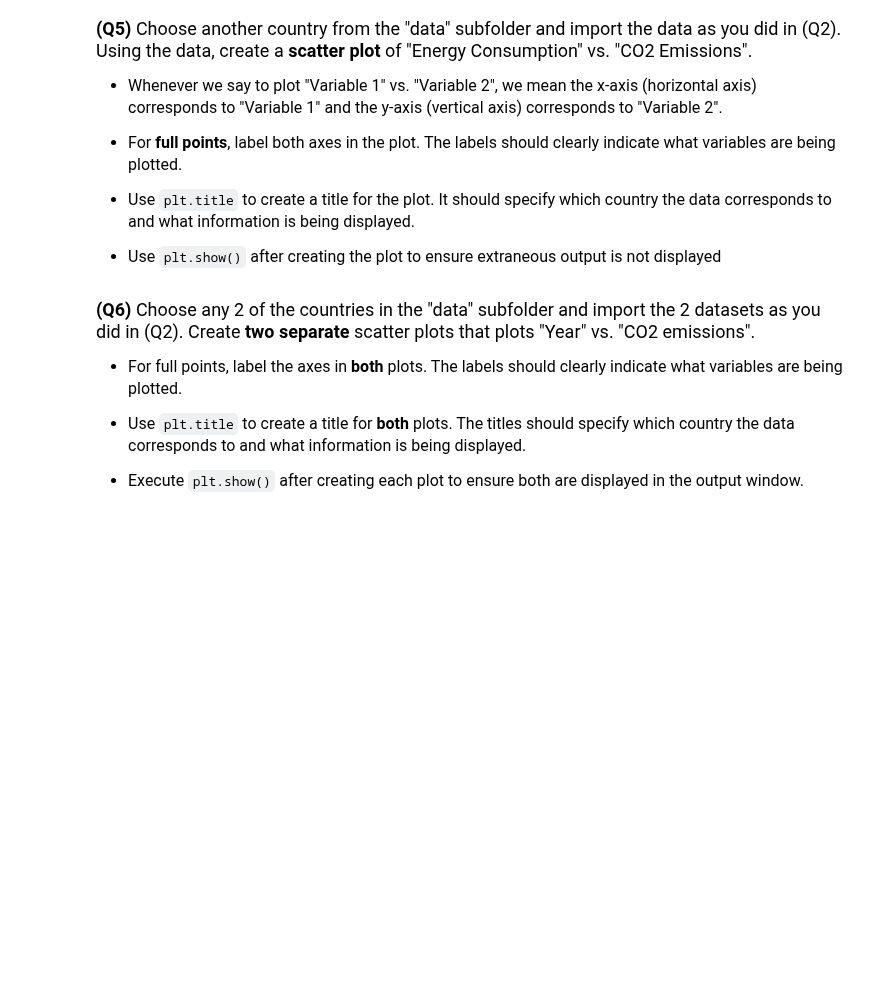
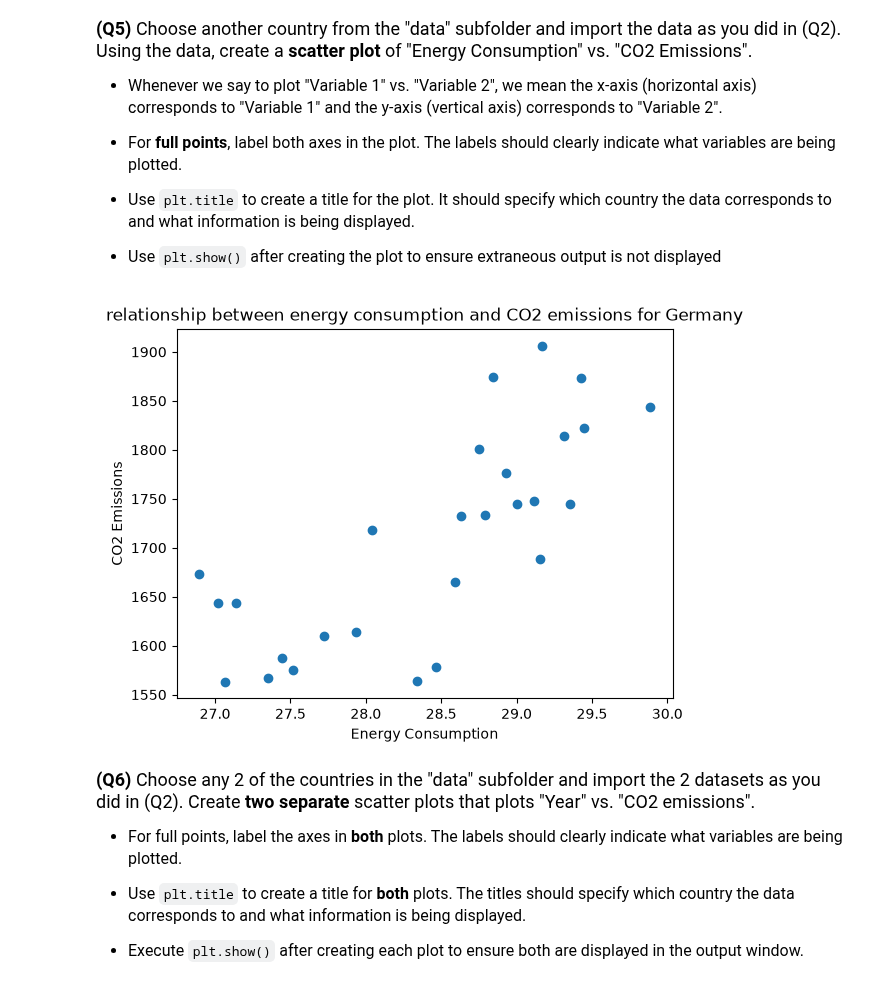
Before and after one commit to yu7635883/datasci151fall2026, a Jupyter notebook: _assignments/assignment_2/Assignment2.ipynb, the cells around one changed output. Cells and saved outputs as stored; diff of their text form; code cells hidden in the pictures; blank space fills up the shorter version.

```diff
--- a/_assignments/assignment_2/Assignment2.ipynb
+++ b/_assignments/assignment_2/Assignment2.ipynb
@@ -102,3 +122,13 @@ us_emissions["CO2_emission"].describe()
+# %%
+# I give matplotlib.pyplot the alias mapy, so mapy instead of plt is used in this context.
+germany_emission = pan.read_csv("data/germany_emission.csv")
+mapy.scatter(x= germany_emission ["Energy_consumption"], y=germany_emission["CO2_emission"])
+mapy.xlabel("Energy Consumption")
+mapy.ylabel("CO2 Emissions")
+mapy.title("relationship between energy consumption and CO2 emissions for Germany")
+mapy.show()
+# %% [output]
+[figure, added]
 # %% [markdown]
 <font size = "4">
 
```
Also changed, not shown: parts of 11 cells of this notebook, 1 other file.
